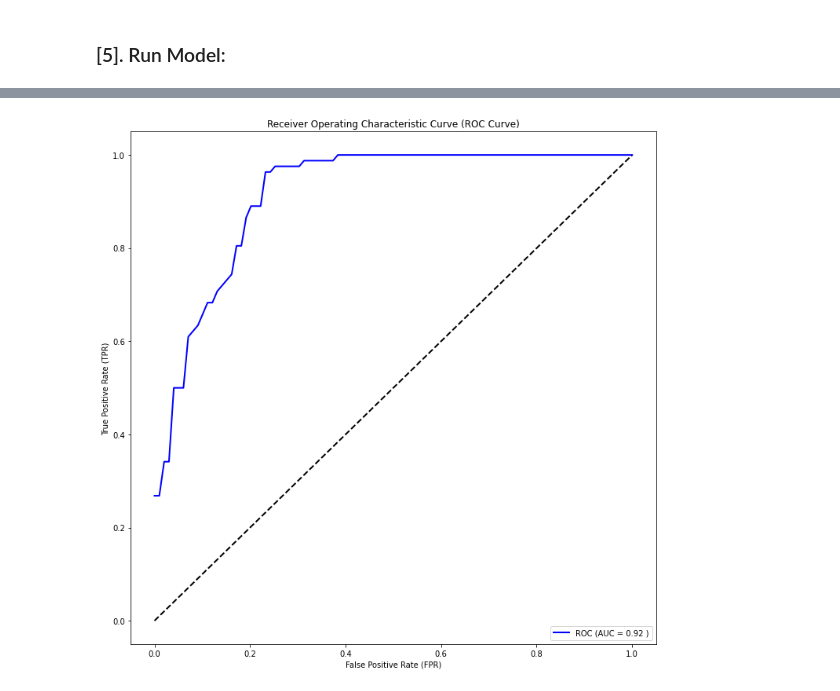
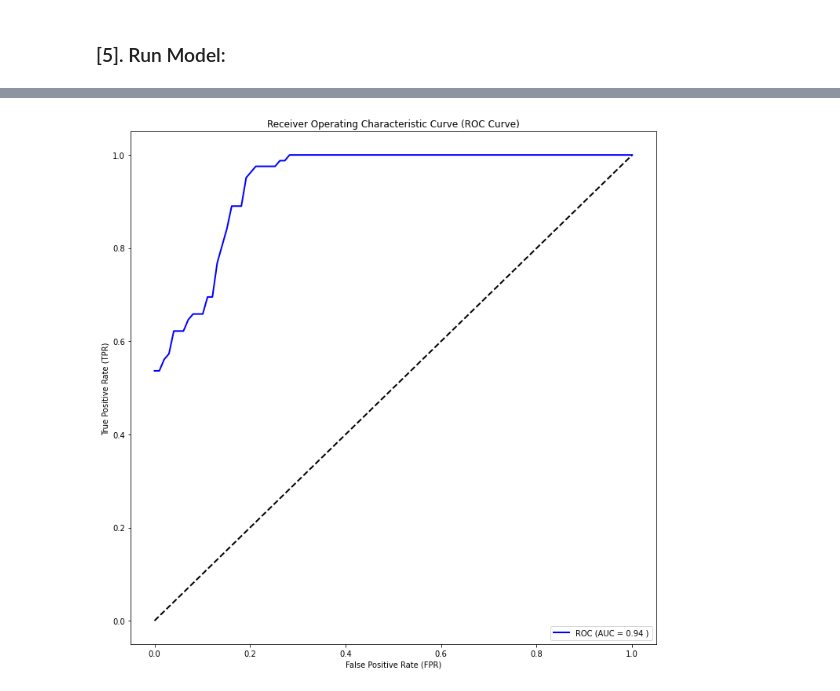
Before and after one commit to mrzResearchArena/Anticancer-Peptides-CNN, a Jupyter notebook: ACP-500-164-ROC.ipynb, the cells around one changed output, grey strips where cells are left out. Drawn from its saved outputs; the diff is of its cells as text; code cells hidden in the pictures.

```diff
--- a/ACP-500-164-ROC.ipynb
+++ b/ACP-500-164-ROC.ipynb
@@ -227,7 +227,7 @@ ________________________________________________________________________________
 # %%
 # Setting epoch and batch number
 setEpochNumber     = 400       ### 2,500 performed well!
-setBatchSizeNumber = 8
+setBatchSizeNumber = 16
 
 
 # ROC Curve:
@@ -315 +315 @@ Precision: 0.8256
-[figure, old version]
+[figure, new version]
```
Also changed, not shown: parts of 1 cell of this notebook.
